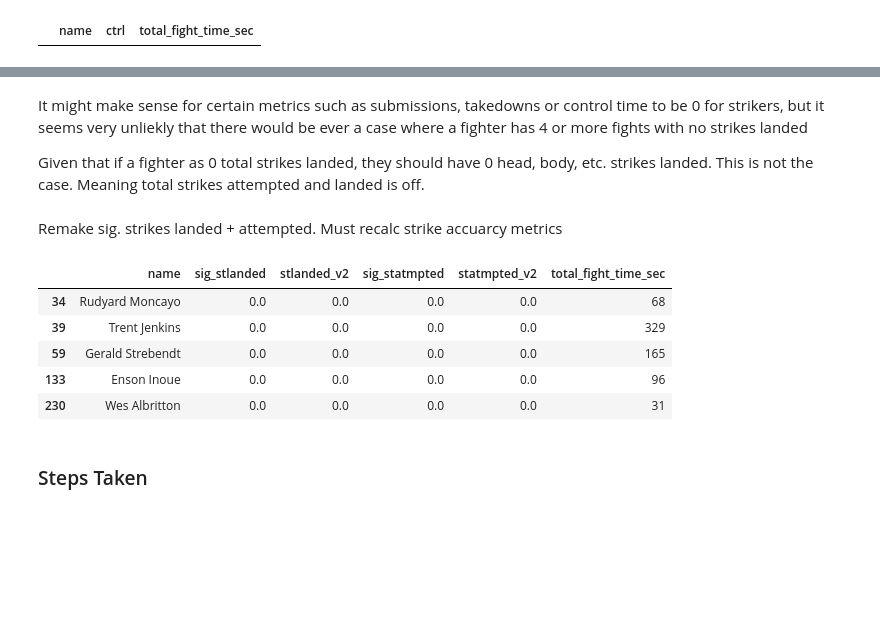
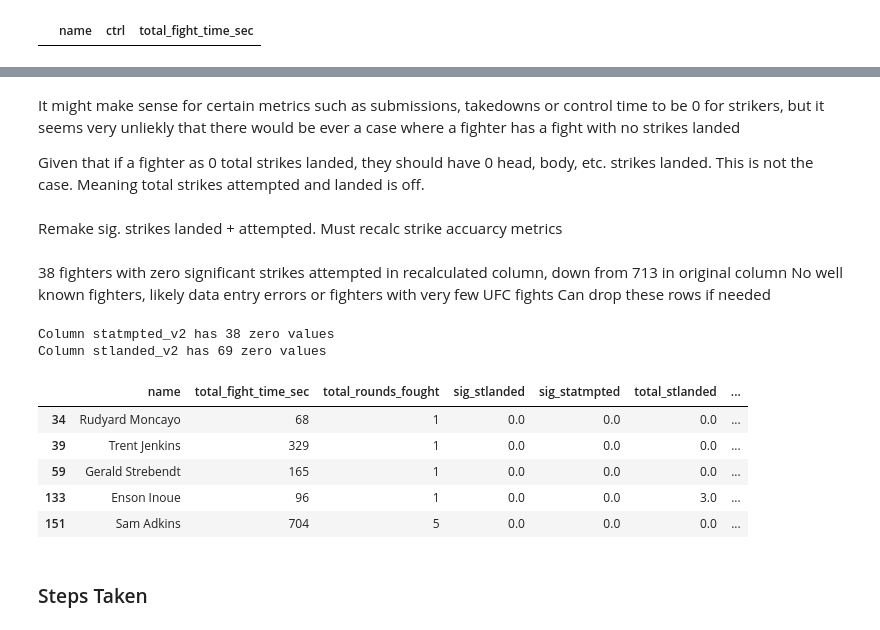
Before and after one commit to sgracia19/UFC_Fighter_Segmentation, a Jupyter notebook: notebooks/02_Data_Exploration.ipynb, the cells around one changed output, grey strips where cells are left out. Saved outputs shown, nothing was run; the diff lists cells and outputs as text; code cells hidden in the pictures; blank space fills up the shorter version.

Commit message:
Add work on data pipeline

```diff
--- a/notebooks/02_Data_Exploration.ipynb
+++ b/notebooks/02_Data_Exploration.ipynb
@@ -298,8 +293,8 @@ def validate_column(df, cols):
 
 # Some key columns are reasonable to have zero values, but we should check them anyway
 
-key_numeric_cols = ['total_fight_time_sec', 'total_rounds_fought', 'sig_stlanded',
-       'sig_statmpted', 'total_stlanded', 'total_statmpted',
+key_numeric_cols = ['total_fight_time_sec', 'total_rounds_fought', 'sig_str_landed',
+       'sig_str_atmpted', 'total_str_landed', 'total_str_atmpted',
        'head_landed', 'head_atmpted', 'body_landed',
        'body_atmpted', 'leg_landed', 'leg_atmpted', 'dist_landed',
        'dist_atmpted', 'clinch_landed', 'clinch_atmpted', 'ground_landed',
@@ -336,5 +344,5 @@ df.loc[df['sig_stlanded'] == 0, ['name'] + key_numeric_cols].head()
 # %% [markdown]
-It might make sense for certain metrics such as submissions, takedowns or control time to be 0 for strikers, but it seems very unliekly that there would be ever a case where a fighter has 4 or more fights with no strikes landed
+It might make sense for certain metrics such as submissions, takedowns or control time to be 0 for strikers, but it seems very unliekly that there would be ever a case where a fighter has a fight with no strikes landed
 
 Given that if a fighter as 0 total strikes landed, they should have 0 head, body, etc. strikes landed. This is not the case. Meaning total strikes attempted and landed is off.
 # %% [markdown]
@@ -346,16 +350,17 @@ df['statmpted_v2'] = df[['head_atmpted', 'body_atmpted', 'leg_atmpted', 'dist_at
-# %%
-# See if there are any differences
-df[['sig_stlanded', 'stlanded_v2', 'sig_statmpted', 'statmpted_v2']].loc[(df['sig_stlanded'] != df['stlanded_v2']) | (df['sig_statmpted'] != df['statmpted_v2'])]
-
-# See if any zero values in recalculated columns
-df.loc[df['statmpted_v2'] == 0, ['name', 'sig_stlanded', 'stlanded_v2', 'sig_statmpted', 'statmpted_v2', 'total_fight_time_sec']].head()
-# 38 fighters with zero significant strikes attempted in recalculated column, down from 713 in original column
-# No well known fighters, likely data entry errors or fighters with very few UFC fights
-# Can drop these rows if needed
-# %% [output]
-|  | name | sig_stlanded | stlanded_v2 | sig_statmpted | statmpted_v2 | total_fight_time_sec |
-| 34 | Rudyard Moncayo | 0.0 | 0.0 | 0.0 | 0.0 | 68 |
-| 39 | Trent Jenkins | 0.0 | 0.0 | 0.0 | 0.0 | 329 |
-| 59 | Gerald Strebendt | 0.0 | 0.0 | 0.0 | 0.0 | 165 |
-| 133 | Enson Inoue | 0.0 | 0.0 | 0.0 | 0.0 | 96 |
-| 230 | Wes Albritton | 0.0 | 0.0 | 0.0 | 0.0 | 31 |
+# %% [markdown]
+38 fighters with zero significant strikes attempted in recalculated column, down from 713 in original column
+No well known fighters, likely data entry errors or fighters with very few UFC fights
+Can drop these rows if needed
+# %%
+validate_column(df, ['statmpted_v2', 'stlanded_v2'])
+
+df.loc[df['stlanded_v2'] == 0, ['name'] + key_numeric_cols].head()
+# %% [output]
+Column statmpted_v2 has 38 zero values
+Column stlanded_v2 has 69 zero values
+|  | name | total_fight_time_sec | total_rounds_fought | sig_stlanded | sig_statmpted | total_stlanded | ... |
+| 34 | Rudyard Moncayo | 68 | 1 | 0.0 | 0.0 | 0.0 | ... |
+| 39 | Trent Jenkins | 329 | 1 | 0.0 | 0.0 | 0.0 | ... |
+| 59 | Gerald Strebendt | 165 | 1 | 0.0 | 0.0 | 0.0 | ... |
+| 133 | Enson Inoue | 96 | 1 | 0.0 | 0.0 | 3.0 | ... |
+| 151 | Sam Adkins | 704 | 5 | 0.0 | 0.0 | 0.0 | ... |
```
Also changed, not shown: parts of 29 cells of this notebook, 3 other files.
